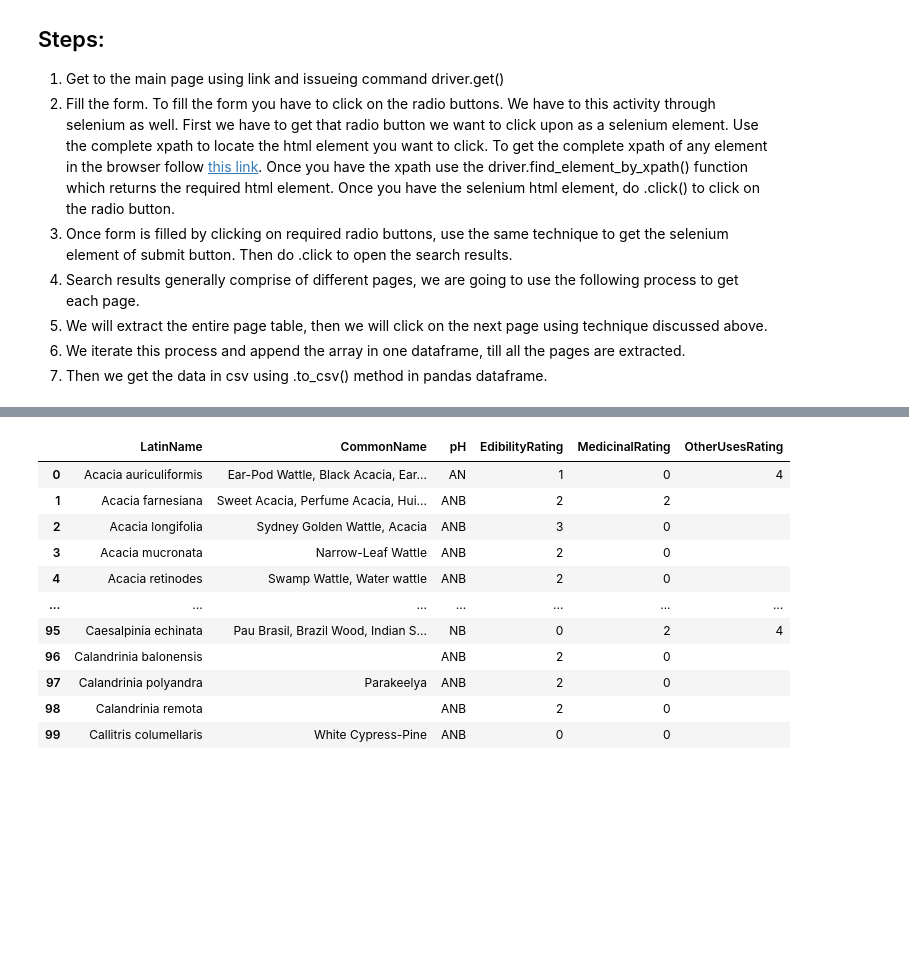
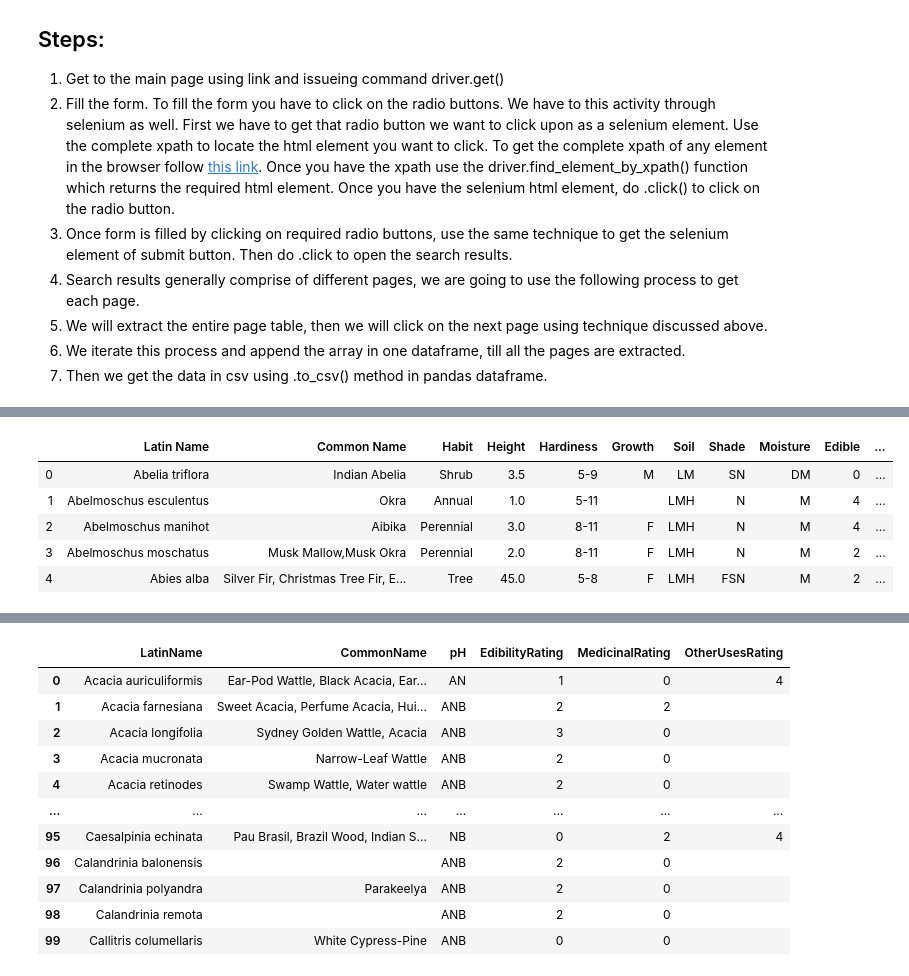
Before and after one commit to chauhan17nitin/Web-Scrapper-Selenium, a Jupyter notebook: salinity.ipynb, the cells around one changed output, grey strips where cells are left out. Saved outputs shown, nothing was run; the diff lists cells and outputs as text; code cells hidden in the pictures; blank space fills up the shorter version.

```diff
--- a/salinity.ipynb
+++ b/salinity.ipynb
@@ -28,0 +33,4 @@ driver.get('https://pfaf.org/user/Default.aspx')
+# %%
+rows = len(driver.find_elements_by_xpath("/html/body/form/div[7]/table/tbody/tr[2]/td/div[1]/table/tbody/tr"))
+cols = len(driver.find_elements_by_xpath("/html/body/form/div[7]/table/tbody/tr[2]/td/div[1]/table/tbody/tr[1]/th"))
+print(rows, cols)
@@ -28,0 +39,8 @@ driver.get('https://pfaf.org/user/Default.aspx')
+# %%
+main_list = []
+for r in range(2, rows+1):
+    row_list = []
+    for c in range(1, cols+1):
+        value = driver.find_element_by_xpath("/html/body/form/div[7]/table/tbody/tr[2]/td/div[1]/table/tbody/tr["+str(r)+"]/td["+str(c)+"]").text
+        row_list.append(value)
+    main_list.append(row_list)
@@ -28,0 +50,5 @@ driver.get('https://pfaf.org/user/Default.aspx')
+# %%
+headers = []
+for c in range(1,13):
+        value = driver.find_element_by_xpath("/html/body/form/div[7]/table/tbody/tr[2]/td/div[1]/table/tbody/tr[1]/th["+str(c)+"]").text
+        headers.append(value)
@@ -28,0 +70,11 @@ driver.get('https://pfaf.org/user/Default.aspx')
+# %%
+import pandas as pd
+df = pd.DataFrame(main_list, columns = headers)
+df.head()
+# %% [output]
+|  | Latin Name | Common Name | Habit | Height | Hardiness | Growth | Soil | Shade | Moisture | Edible | ... |
+| 0 | Abelia triflora | Indian Abelia | Shrub | 3.5 | 5-9 | M | LM | SN | DM | 0 | ... |
+| 1 | Abelmoschus esculentus | Okra | Annual | 1.0 | 5-11 |  | LMH | N | M | 4 | ... |
+| 2 | Abelmoschus manihot | Aibika | Perennial | 3.0 | 8-11 | F | LMH | N | M | 4 | ... |
+| 3 | Abelmoschus moschatus | Musk Mallow,Musk Okra | Perennial | 2.0 | 8-11 | F | LMH | N | M | 2 | ... |
+| 4 | Abies alba | Silver Fir, Christmas Tree Fir, E... | Tree | 45.0 | 5-8 | F | LMH | FSN | M | 2 | ... |
```
Also changed, not shown: parts of 10 cells of this notebook, 2 other files.
